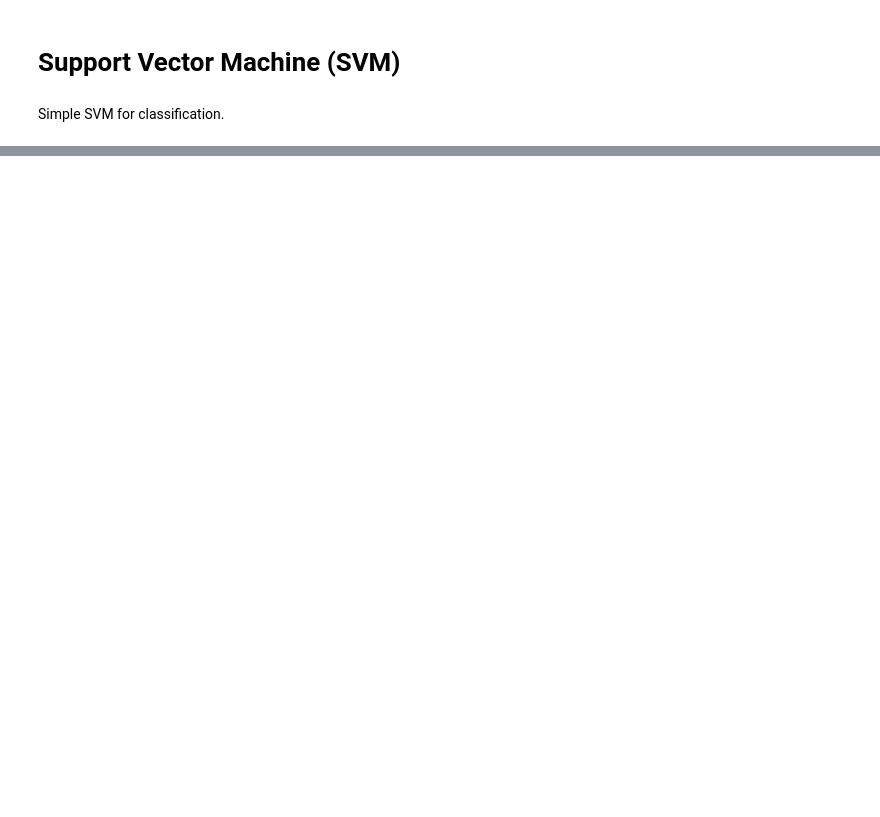
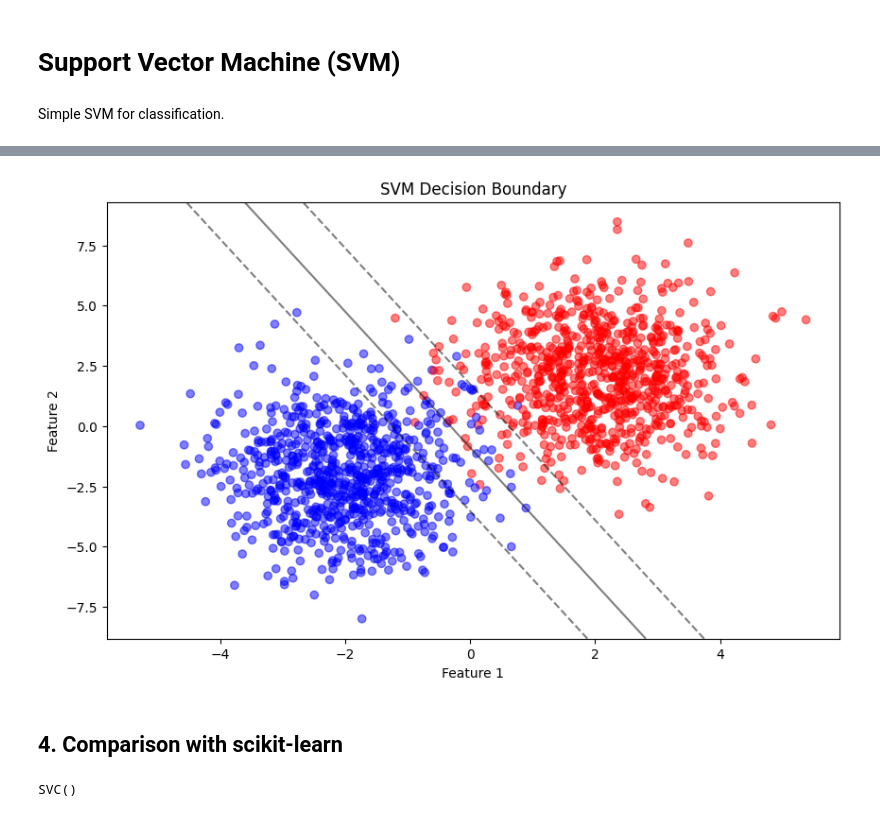
Before and after one commit to raphael-perri/ml-basics, a Jupyter notebook: svm.ipynb, the cells around one changed output, grey strips where cells are left out. Drawn from its saved outputs; the diff is of its cells as text; code cells hidden in the pictures; blank space fills up the shorter version.

```diff
--- a/svm.ipynb
+++ b/svm.ipynb
@@ -44,9 +48,6 @@ def hinge_loss(y_true, y_pred):
     for i in range(len(y_true)):
         loss += max(0, 1 - y_true[i] * y_pred[i])
     return loss / len(y_true)
-# %%
-W = np.array([1,1])
-x = np.array([[1,2], [1,1], [1,1]])
 # %%
 def grad_w(x, y, w, b):
     n = x.shape[0]
@@ -60,10 +61,36 @@ def grad_w(x, y, w, b):
 # %%
 def grad_b(x, y, w, b):
     n = x.shape[0]
-    gradients = np.zeros_like(b)
+    gradient = 0
 
     for i in range(n):
         if y[i] * (np.dot(x[i], w) + b) < 1:
             # For misclassified points
-            gradients += y[i]
-    return gradients / n
+            gradient += y[i]
+    return gradient / n
+# %%
+def plot_decision_boundary(X, y, w, b):
+    plt.figure(figsize=(10, 6))
+    plt.scatter(X[:, 0], X[:, 1], c=y, cmap='bwr', alpha=0.5)
+
+    ax = plt.gca()
+    xlim = ax.get_xlim()
+    ylim = ax.get_ylim()
+
+    # Generate grid points
+    xx = np.linspace(xlim[0], xlim[1], 30)
+    yy = np.linspace(ylim[0], ylim[1], 30)
+    YY, XX = np.meshgrid(yy, xx)
+    xy = np.vstack([XX.ravel(), YY.ravel()]).T
+
+    # Calculate decision boundary (w.x + b = 0)
+    Z = np.dot(xy, w) + b
+    Z = Z.reshape(XX.shape)
+
+    # Plot decision boundary and margins
+    ax.contour(XX, YY, Z, colors='k', levels=[-1, 0, 1], alpha=0.5, linestyles=['--', '-', '--'])
+
+    plt.xlabel('Feature 1')
+    plt.ylabel('Feature 2')
+    plt.title('SVM Decision Boundary')
+    plt.show()
@@ -70,8 +99,8 @@ def grad_b(x, y, w, b):
 # %%
 iterations = 100
-w = np.random.random(dim_features-1)
-b = np.random.random(1)
-alpha = 0.0001
+w = np.random.random(dim_features)
+b = np.random.random()
+alpha = 0.1
 
 for i in range(iterations):
     y_pred = svm(w, X_train, b)
@@ -93,0 +137,6 @@ ValueError: operands could not be broadcast together with shapes (2,) (1000,)
+# %%
+plot_decision_boundary(X_train, y_train, w, b)
+# %% [output]
+[figure, added]
+# %% [markdown]
+## 4. Comparison with scikit-learn
@@ -93,0 +147,4 @@ ValueError: operands could not be broadcast together with shapes (2,) (1000,)
+# %%
+svc.fit(X_train, y_train)
+# %% [output]
+SVC()
```
Also changed, not shown: parts of 17 cells of this notebook, 2 other files.
